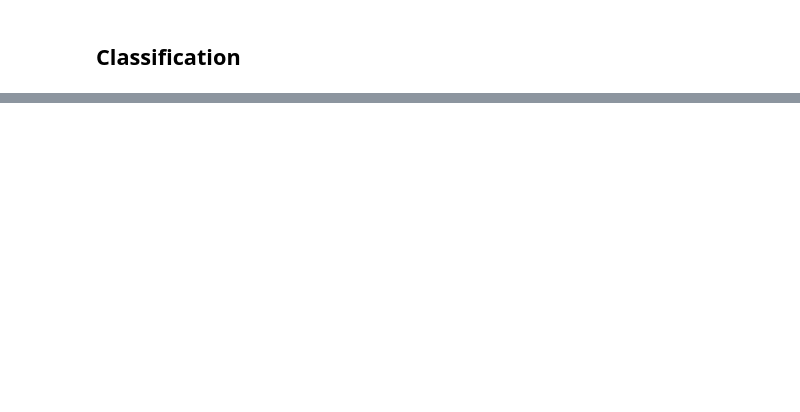
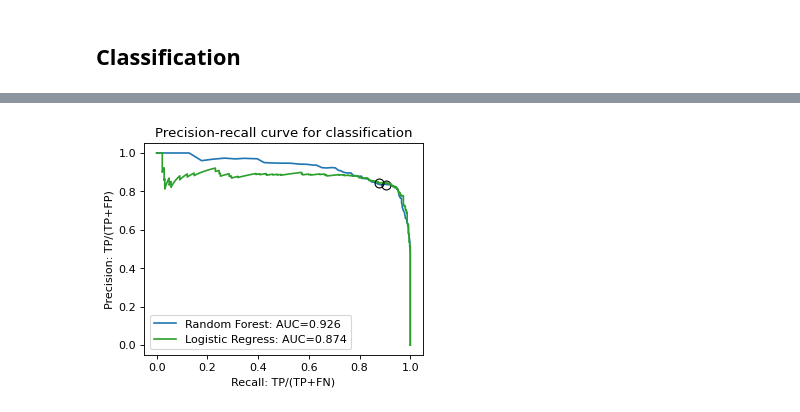
Before and after one commit to huangyh09/hilearn, a Jupyter notebook: docs/cross_validation.ipynb, the cells around one changed output, grey strips where cells are left out. Cells and saved outputs as stored; diff of their text form; code cells hidden in the pictures; blank space fills up the shorter version.

```diff
--- a/docs/cross_validation.ipynb
+++ b/docs/cross_validation.ipynb
@@ -95,0 +101,12 @@ plt.show()
+# %%
+from hilearn import PR_curve
+
+fig = plt.figure(figsize=(4.5, 3.5), dpi=80)
+PR_curve(Y1, Y1_score[:,1], legend_label="Random Forest", threshold=0.5, base_line=False)
+PR_curve(Y1, Y2_score[:,1], legend_label="Logistic Regress", threshold=0.5)
+plt.title("Precision-recall curve for classification")
+
+# fig.savefig("cv_classification_PRCurve.pdf", dpi=300, bbox_inches='tight')
+plt.show()
+# %% [output]
+[figure, added]
```
Also changed, not shown: parts of 3 cells of this notebook, 9 other files.
